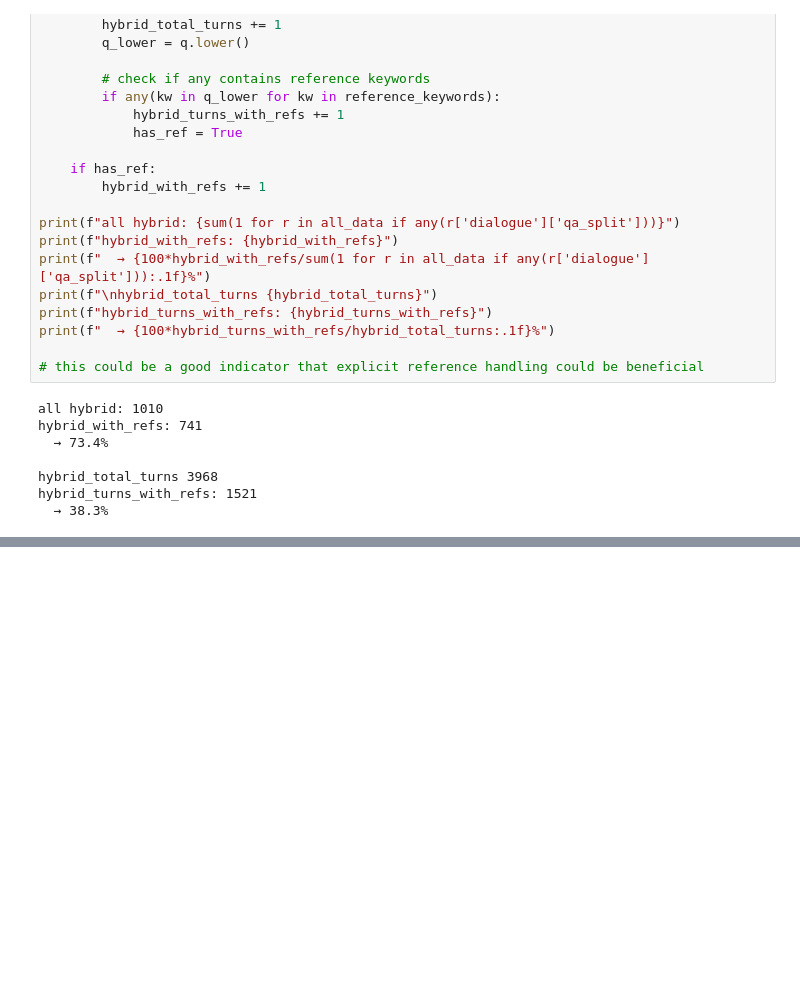
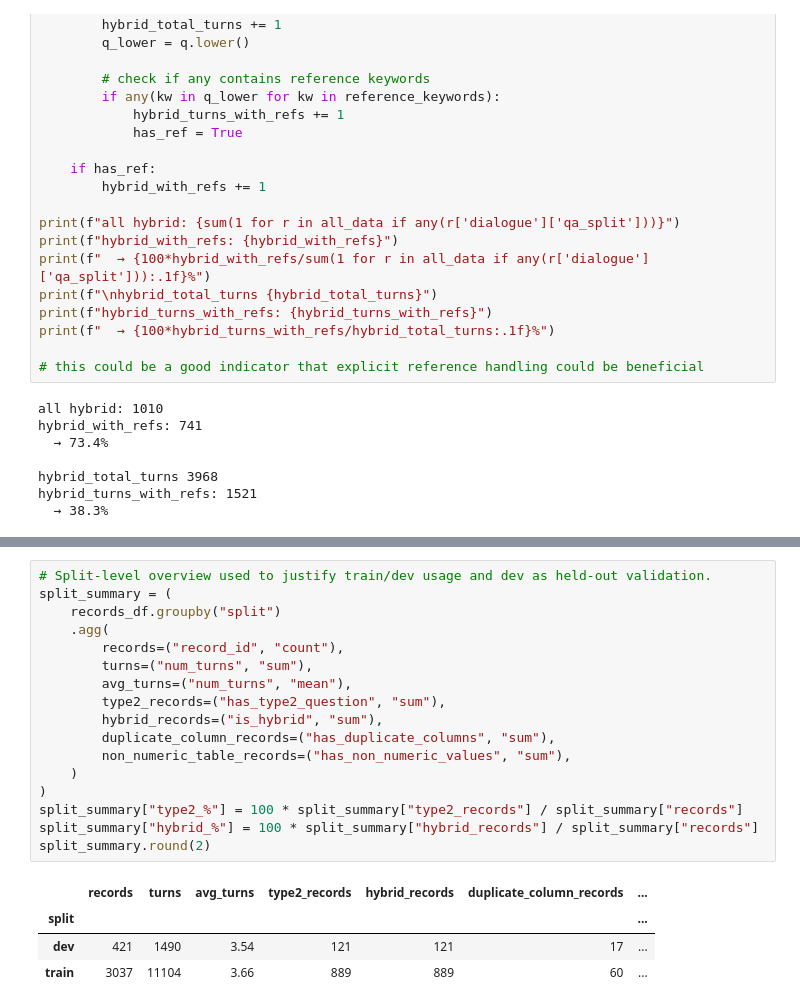
Before and after one commit to zxh298/AI_Chatbot_Convfinqa, a Jupyter notebook: src/playground/learn_data.ipynb, the cells around one changed output, grey strips where cells are left out. Saved outputs shown, nothing was run; the diff lists cells and outputs as text; blank space fills up the shorter version.

```diff
--- a/src/playground/learn_data.ipynb
+++ b/src/playground/learn_data.ipynb
@@ -233,0 +299,22 @@ hybrid_turns_with_refs: 1521
+# %%
+# Split-level overview used to justify train/dev usage and dev as held-out validation.
+split_summary = (
+    records_df.groupby("split")
+    .agg(
+        records=("record_id", "count"),
+        turns=("num_turns", "sum"),
+        avg_turns=("num_turns", "mean"),
+        type2_records=("has_type2_question", "sum"),
+        hybrid_records=("is_hybrid", "sum"),
+        duplicate_column_records=("has_duplicate_columns", "sum"),
+        non_numeric_table_records=("has_non_numeric_values", "sum"),
+    )
+)
+split_summary["type2_%"] = 100 * split_summary["type2_records"] / split_summary["records"]
+split_summary["hybrid_%"] = 100 * split_summary["hybrid_records"] / split_summary["records"]
+split_summary.round(2)
+# %% [output]
+|  | records | turns | avg_turns | type2_records | hybrid_records | duplicate_column_records | ... |
+| split |  |  |  |  |  |  | ... |
+| dev | 421 | 1490 | 3.54 | 121 | 121 | 17 | ... |
+| train | 3037 | 11104 | 3.66 | 889 | 889 | 60 | ... |
```
Also changed, not shown: parts of 16 cells of this notebook.
